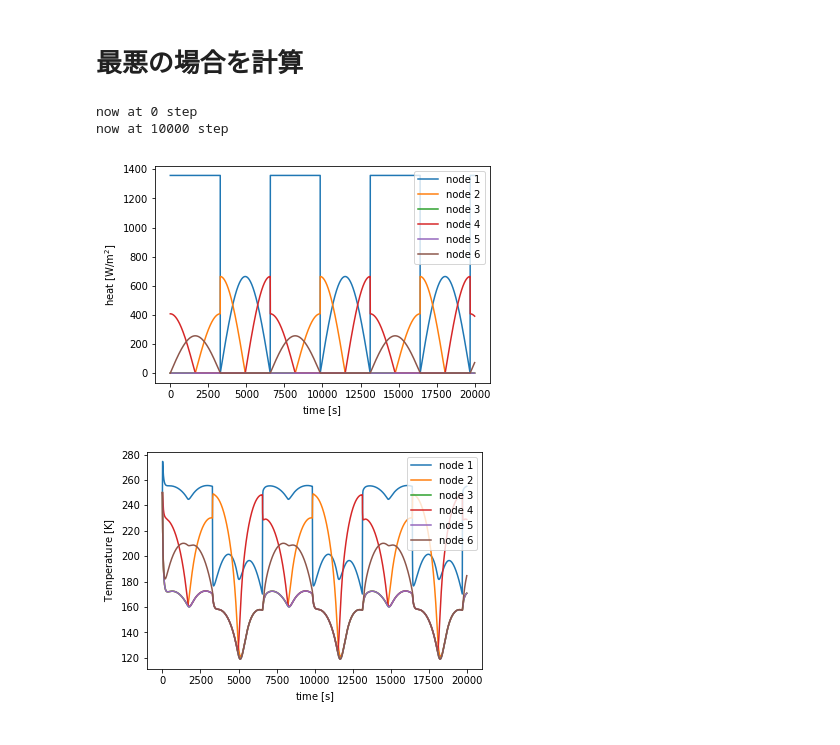
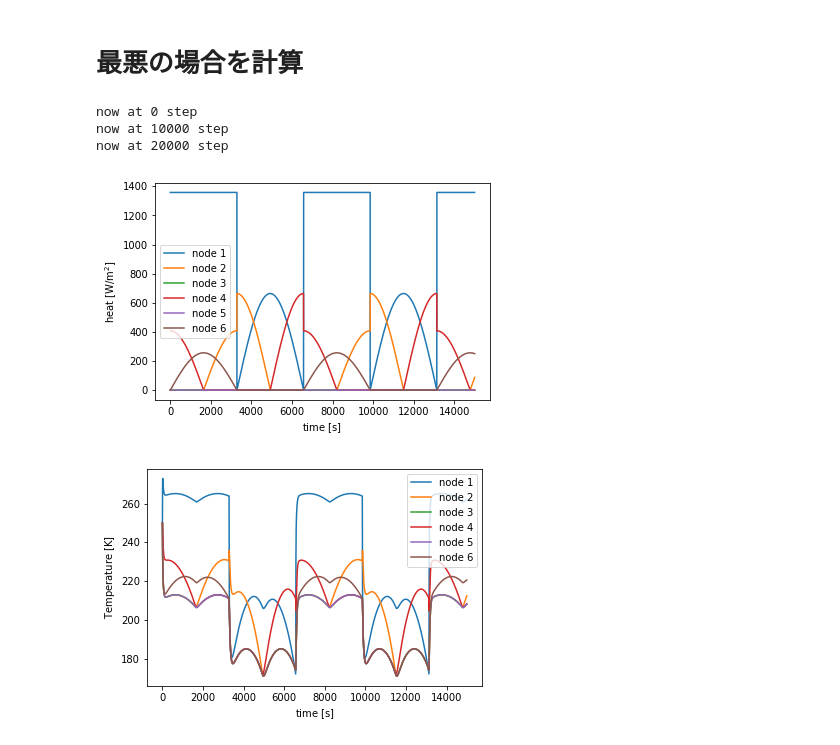
Before and after one commit to kminoda/seed_bank_in_space, a Jupyter notebook: src/thermal_simu.ipynb, the cells around one changed output. Drawn from its saved outputs; the diff is of its cells as text; code cells hidden in the pictures.

```diff
--- a/src/thermal_simu.ipynb
+++ b/src/thermal_simu.ipynb
@@ -85,21 +81,25 @@ class Thermal_eq:
             dTdt[i] = (sum_1 + sum_2 + self.Q_in[i][n_step]) / self.m[i] / self.c[i]
         return dTdt
 
-    def plot_Q(self):
+    def plot_Q(self,save=False):
         Q = np.array(self.Q_in)
         plt.xlabel(r'time $\rm{[s]}$')
         plt.ylabel(r'heat $\rm{[W/m^2]}$')
         for i in range(Q.shape[0]-1):
             plt.plot(self.time,Q[i],label='node {0}'.format(i+1))
         plt.legend()
+        if save:
+            plt.savefig('../output/heat_in.png')
 
-    def plot_T(self):
+    def plot_T(self,save=False):
         T = np.array(self.T_all)
         plt.xlabel(r'time $\rm{[s]}$')
         plt.ylabel(r'Temperature $\rm{[K]}$')
         for i in range(T.shape[1]-1):
             plt.plot(self.time,T[:,i],label='node {0}'.format(i+1))
         plt.legend()
+        if save:
+            plt.savefig('../output/temperature.png')
 # %% [markdown]
 # 熱入力計算
 # %%
@@ -178,12 +178,12 @@ m_i = [200 for i in range(n_nodes)]
 c_i = [0.8 for i in range(n_nodes)]
 c_i[6] = 1e7
 C_ij = [
-       [0.,2,2,2,2,0.,0.],
-       [0.,0.,0.,0.,0.,0.,0.],
-       [0.,0.,0.,0.,0.,0.,0.],
-       [0.,0.,0.,0.,0.,0.,0.],
-       [0.,0.,0.,0.,0.,0.,0.],
-       [0.,0.,0.,0.,0.,0.,0.],
+       [0.,2.,2.,2.,2.,2.,0.],
+       [2.,0.,2.,2.,2.,2.,0.],
+       [2.,2.,0.,2.,2.,2.,0.],
+       [2.,2.,2.,0.,2.,2.,0.],
+       [2.,2.,2.,2.,0.,2.,0.],
+       [2.,2.,2.,2.,2.,0.,0.],
        [0.,0.,0.,0.,0.,0.,0.]
        ]
 F_12 = get_F_12(1,1)
@@ -200,8 +200,8 @@ r = 1200 + r_e
 T_rev = 2*math.pi*math.sqrt((r*10**3)**3/G/M_e)
 # %%
 ### 計算用の定数決定 ###
-dt = 1
-n_steps = 20000
+dt = 0.5
+n_steps = 30000
 # %%
 eq = Thermal_eq(n_nodes=n_nodes,n_steps=n_steps,dt=dt)
 eq.set_params(param_m=m_i,param_C=C_ij,param_c=c_i,param_R=R_ij)
@@ -217,11 +217,12 @@ eq.solve_eq(T_init)
 # %% [output]
 now at 0 step
 now at 10000 step
+now at 20000 step
 # %%
 eq.plot_Q()
 # %% [output]
-[figure, old version]
+[figure, new version]
 # %%
-eq.plot_T()
+eq.plot_T(save=True)
 # %% [output]
-[figure, old version]
+[figure, new version]
```
Also changed, not shown: parts of 1 cell of this notebook, 1 other file.
